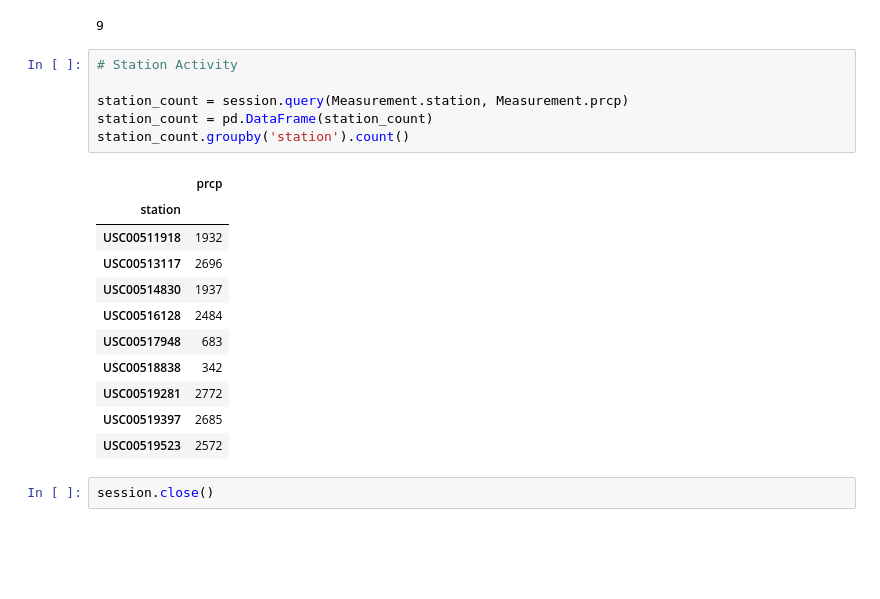
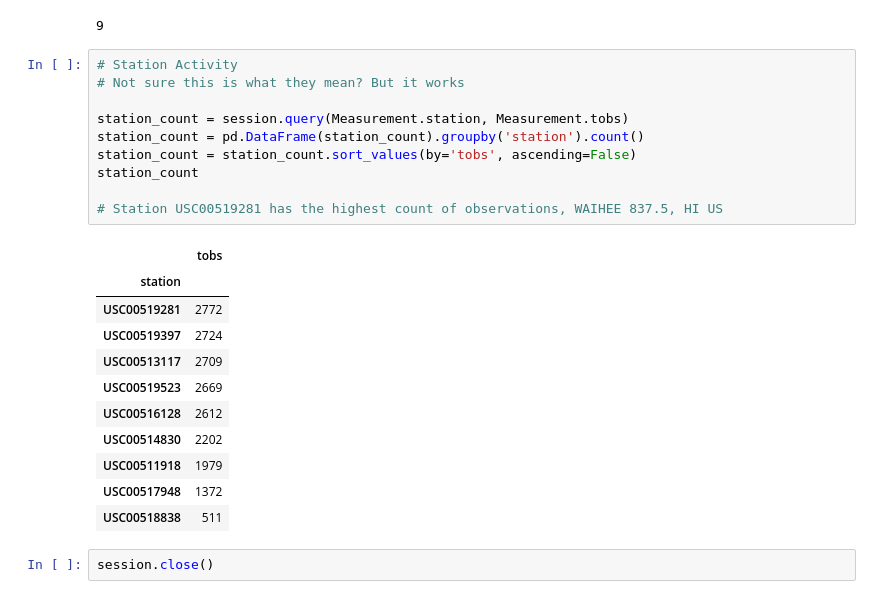
Before and after one commit to mel-c-lowe/SQLAlchemy_Challenge, a Jupyter notebook: SQL_Alchemy_Homework.ipynb, the cells around one changed output. Saved outputs shown, nothing was run; the diff lists cells and outputs as text; blank space fills up the shorter version.

Commit message:
Highest count station identified

```diff
--- a/SQL_Alchemy_Homework.ipynb
+++ b/SQL_Alchemy_Homework.ipynb
@@ -143,21 +146,25 @@ station_id
 9
 # %%
 # Station Activity
+# Not sure this is what they mean? But it works
 
-station_count = session.query(Measurement.station, Measurement.prcp)
-station_count = pd.DataFrame(station_count)
-station_count.groupby('station').count()
+station_count = session.query(Measurement.station, Measurement.tobs)
+station_count = pd.DataFrame(station_count).groupby('station').count()
+station_count = station_count.sort_values(by='tobs', ascending=False)
+station_count
+
+# Station USC00519281 has the highest count of observations, WAIHEE 837.5, HI US
 # %% [output]
-|  | prcp |
+|  | tobs |
 | station |  |
-| USC00511918 | 1932 |
-| USC00513117 | 2696 |
-| USC00514830 | 1937 |
-| USC00516128 | 2484 |
-| USC00517948 | 683 |
-| USC00518838 | 342 |
 | USC00519281 | 2772 |
-| USC00519397 | 2685 |
-| USC00519523 | 2572 |
+| USC00519397 | 2724 |
+| USC00513117 | 2709 |
+| USC00519523 | 2669 |
+| USC00516128 | 2612 |
+| USC00514830 | 2202 |
+| USC00511918 | 1979 |
+| USC00517948 | 1372 |
+| USC00518838 | 511 |
 # %%
 session.close()
```
Also changed, not shown: parts of 1 cell of this notebook.
